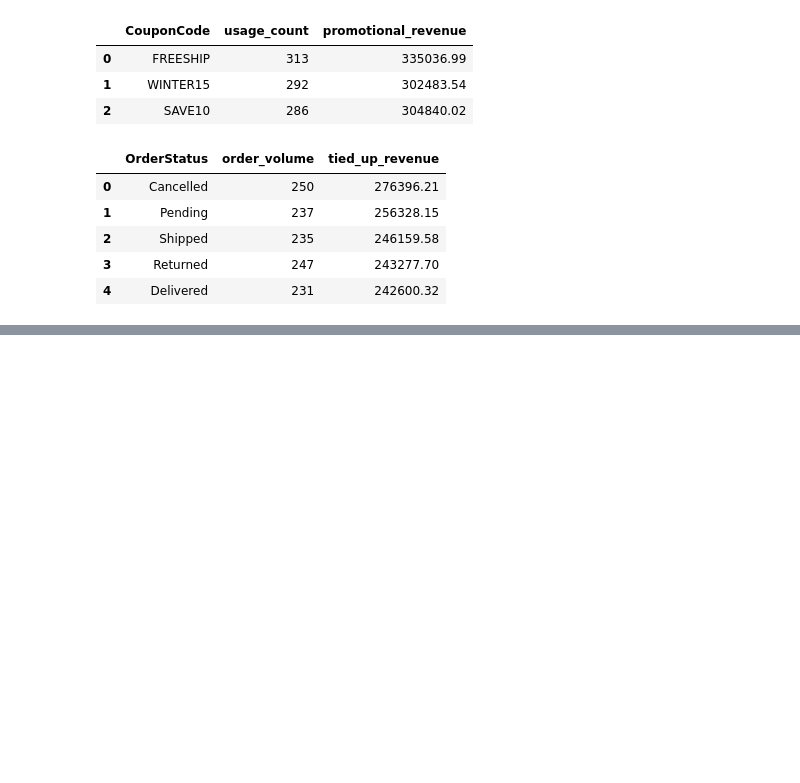
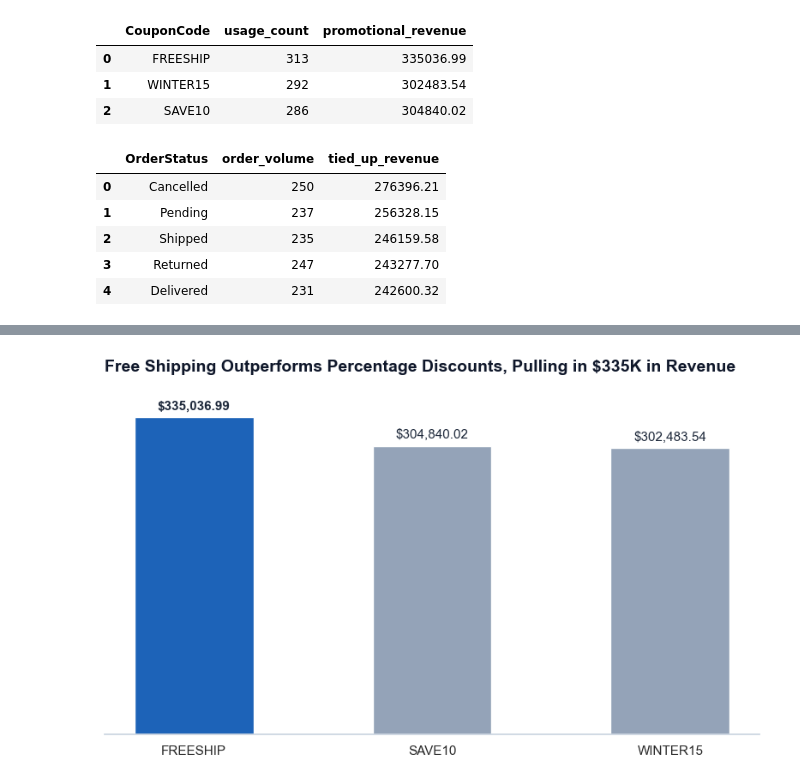
Before and after one commit to bench3D/decodelabs-internship, a Jupyter notebook: sales-dataset-analysis.ipynb, the cells around one changed output, grey strips where cells are left out. Drawn from its saved outputs; the diff is of its cells as text; code cells hidden in the pictures; blank space fills up the shorter version.

```diff
--- a/sales-dataset-analysis.ipynb
+++ b/sales-dataset-analysis.ipynb
@@ -348,0 +409,50 @@ run_query(query_4)
+# %%
+# Prepare data based on Query 3 SQL results
+coupons = ['FREESHIP', 'SAVE10', 'WINTER15']
+promo_revenue = [335036.99, 304840.02, 302483.54]
+
+fig, ax = plt.subplots(figsize=(8, 5))
+
+# Blue accent for FREESHIP, grey for discount percentages
+colors_promo = ['#1d63b8' if x == 'FREESHIP' else '#94a3b8' for x in coupons]
+
+# Column chart with 0-baseline axis integrity
+bars_promo = ax.bar(coupons, promo_revenue, color=colors_promo, width=0.5)
+
+# Clean up visual field (maximize data-ink ratio)
+ax.spines['top'].set_visible(False)
+ax.spines['right'].set_visible(False)
+ax.spines['left'].set_visible(False)
+ax.spines['bottom'].set_color('#cbd5e1')
+ax.yaxis.set_visible(False)
+ax.tick_params(bottom=False)
+
+# Direct labeling of column values
+for bar in bars_promo:
+    height = bar.get_height()
+    ax.text(bar.get_x() + bar.get_width()/2,
+            height + 5000,
+            f"${height:,.2f}",
+            ha='center',
+            va='bottom',
+            fontsize=11,
+            fontweight='bold' if bar.get_facecolor() == (29/255, 99/255, 184/255, 1.0) else 'normal',
+            color='#1e293b')
+
+# Action Title
+plt.title("Free Shipping Outperforms Percentage Discounts, Pulling in $335K in Revenue",
+          fontsize=14, fontweight='bold', pad=25, loc='left', color='#0f172a')
+
+plt.tight_layout()
+
+# Save the figure with professional-grade settings
+plt.savefig(
+    'visual_2_coupons.png', # Filename
+    dpi=300,                        # High resolution (300 DPI is print/presentation quality)
+    bbox_inches='tight',            # Auto-trims unnecessary white margins around the chart
+    transparent=False,              # Keeps a solid background (great for dark/light mode READMEs)
+    facecolor='white'               # Forces a clean white background
+)
+plt.show()
+# %% [output]
+[figure, added]
```
Also changed, not shown: parts of 2 cells of this notebook, 4 other files.
